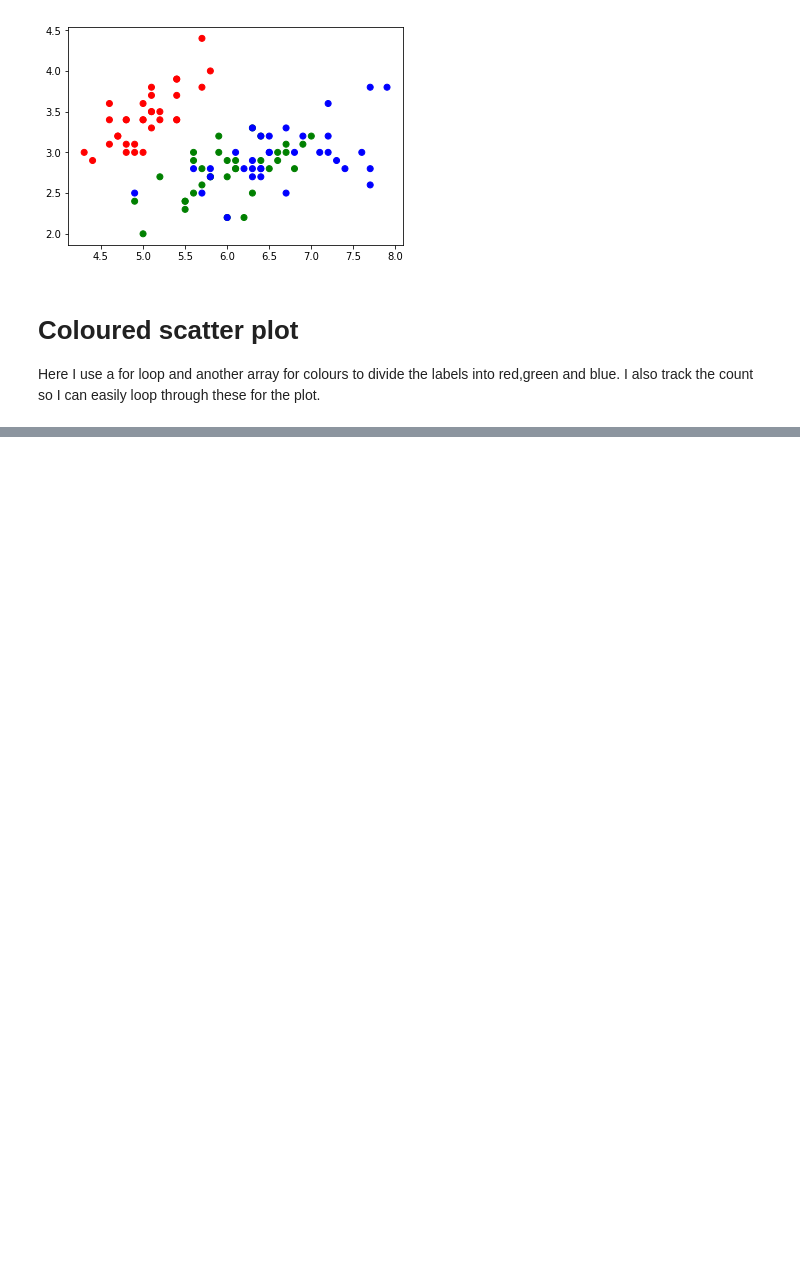
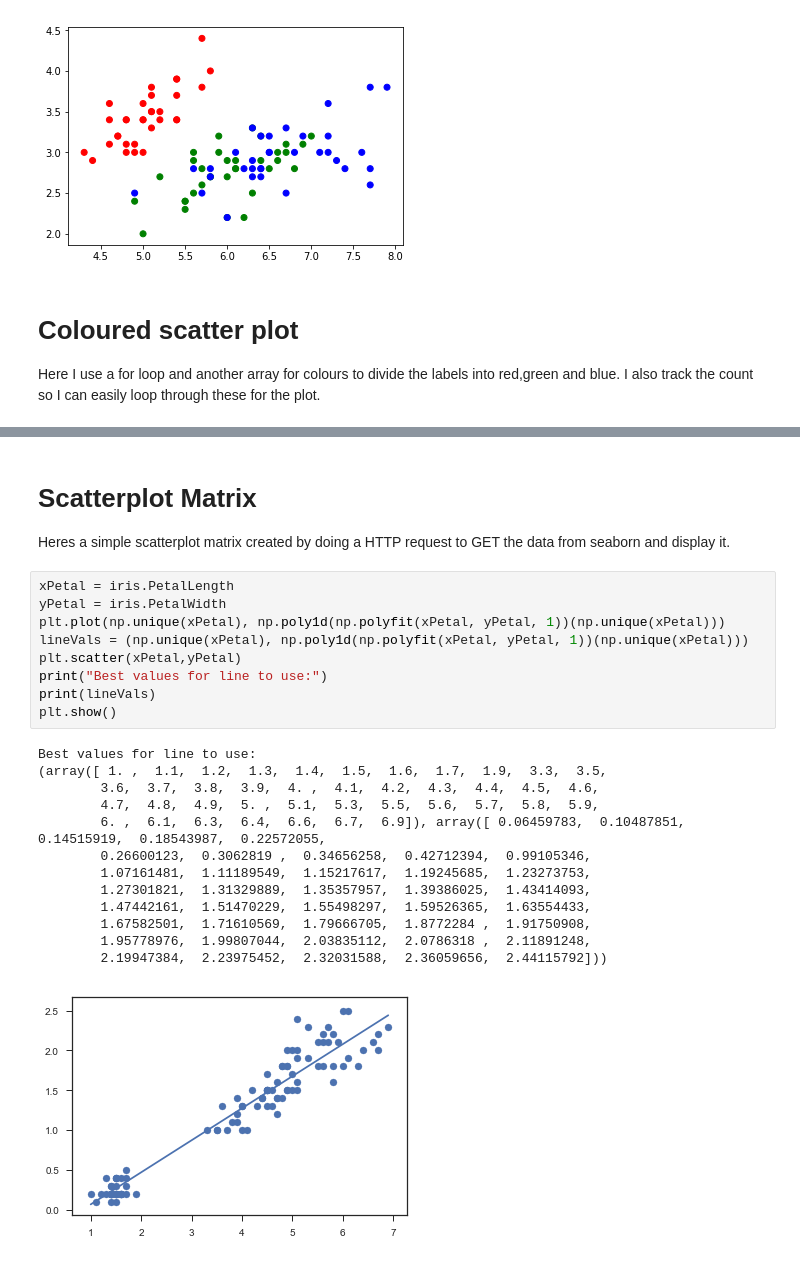
Before and after one commit to ConorTighe/Jupyter-PlyPlot-Problem, a Jupyter notebook: IRIS Plot.ipynb, the cells around one changed output, grey strips where cells are left out. Saved outputs shown, nothing was run; the diff lists cells and outputs as text; blank space fills up the shorter version.

```diff
--- a/IRIS Plot.ipynb
+++ b/IRIS Plot.ipynb
@@ -90,0 +101,27 @@ Here I use a for loop and another array for colours to divide the labels into re
+# %% [markdown]
+# Scatterplot Matrix
+
+Heres a simple scatterplot matrix created by doing a HTTP request to GET the data from seaborn and display it.
+# %%
+xPetal = iris.PetalLength
+yPetal = iris.PetalWidth
+plt.plot(np.unique(xPetal), np.poly1d(np.polyfit(xPetal, yPetal, 1))(np.unique(xPetal)))
+lineVals = (np.unique(xPetal), np.poly1d(np.polyfit(xPetal, yPetal, 1))(np.unique(xPetal)))
+plt.scatter(xPetal,yPetal)
+print("Best values for line to use:")
+print(lineVals)
+plt.show()
+# %% [output]
+Best values for line to use:
+(array([ 1. ,  1.1,  1.2,  1.3,  1.4,  1.5,  1.6,  1.7,  1.9,  3.3,  3.5,
+        3.6,  3.7,  3.8,  3.9,  4. ,  4.1,  4.2,  4.3,  4.4,  4.5,  4.6,
+        4.7,  4.8,  4.9,  5. ,  5.1,  5.3,  5.5,  5.6,  5.7,  5.8,  5.9,
+        6. ,  6.1,  6.3,  6.4,  6.6,  6.7,  6.9]), array([ 0.06459783,  0.10487851,  0.14515919,  0.18543987,  0.22572055,
+        0.26600123,  0.3062819 ,  0.34656258,  0.42712394,  0.99105346,
+        1.07161481,  1.11189549,  1.15217617,  1.19245685,  1.23273753,
+        1.27301821,  1.31329889,  1.35357957,  1.39386025,  1.43414093,
+        1.47442161,  1.51470229,  1.55498297,  1.59526365,  1.63554433,
+        1.67582501,  1.71610569,  1.79666705,  1.8772284 ,  1.91750908,
+        1.95778976,  1.99807044,  2.03835112,  2.0786318 ,  2.11891248,
+        2.19947384,  2.23975452,  2.32031588,  2.36059656,  2.44115792]))
+[figure, added]
```
Also changed, not shown: parts of 2 cells of this notebook.
